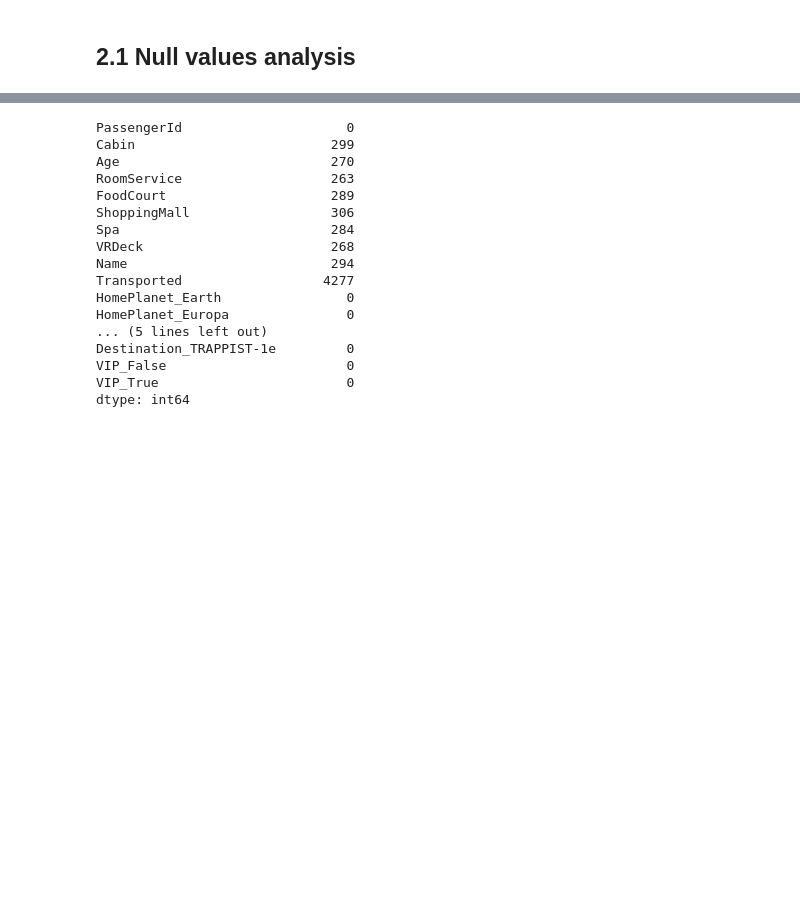
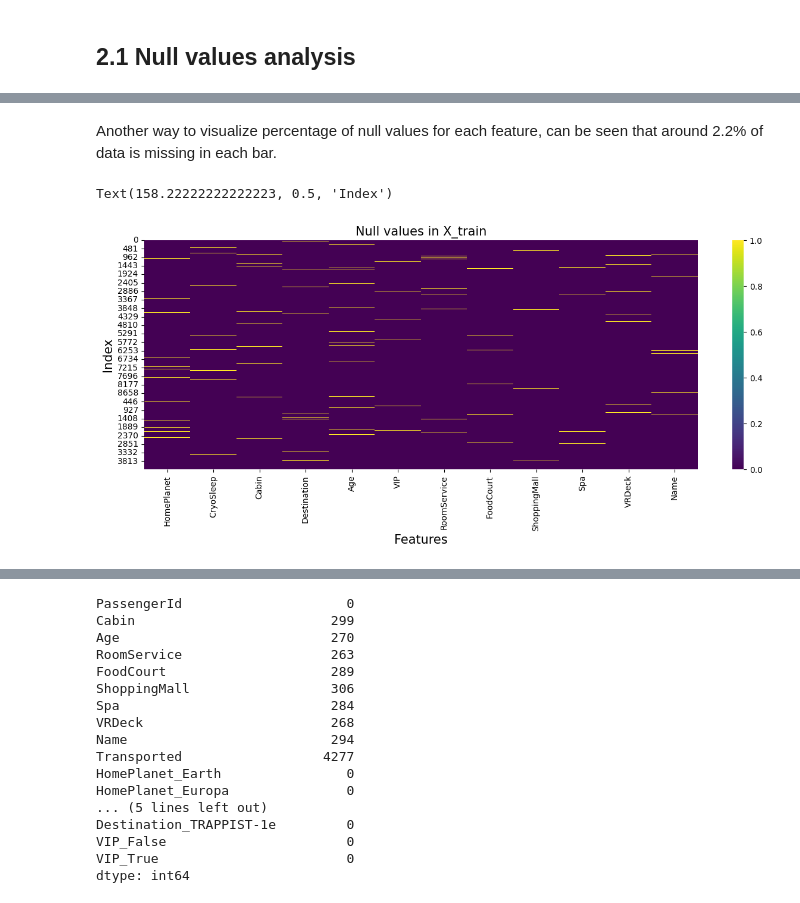
Before and after one commit to JMViJi/Spaceship-Titanic-Kaggle-Competition, a Jupyter notebook: spaceship-titanic.ipynb, the cells around one changed output, grey strips where cells are left out. Cells and saved outputs as stored; diff of their text form; code cells hidden in the pictures; blank space fills up the shorter version.

```diff
--- a/spaceship-titanic.ipynb
+++ b/spaceship-titanic.ipynb
@@ -117,0 +133,13 @@ X_info
+# %% [markdown]
+Another way to visualize percentage of null values for each feature, can be seen that around 2.2% of data is missing in each bar.
+# %%
+# Heat map of null values in X_train from 2 column to second last column
+import seaborn as sns
+plt.figure(figsize=(15,5))
+sns.heatmap(X_train.iloc[:,1:-1].isnull(), cmap='viridis')
+plt.title('Null values in X_train', fontsize=15)
+plt.xlabel('Features', fontsize=15)
+plt.ylabel('Index', fontsize=15)
+# %% [output]
+Text(158.22222222222223, 0.5, 'Index')
+[figure, added]
```
Also changed, not shown: parts of 6 cells of this notebook.
